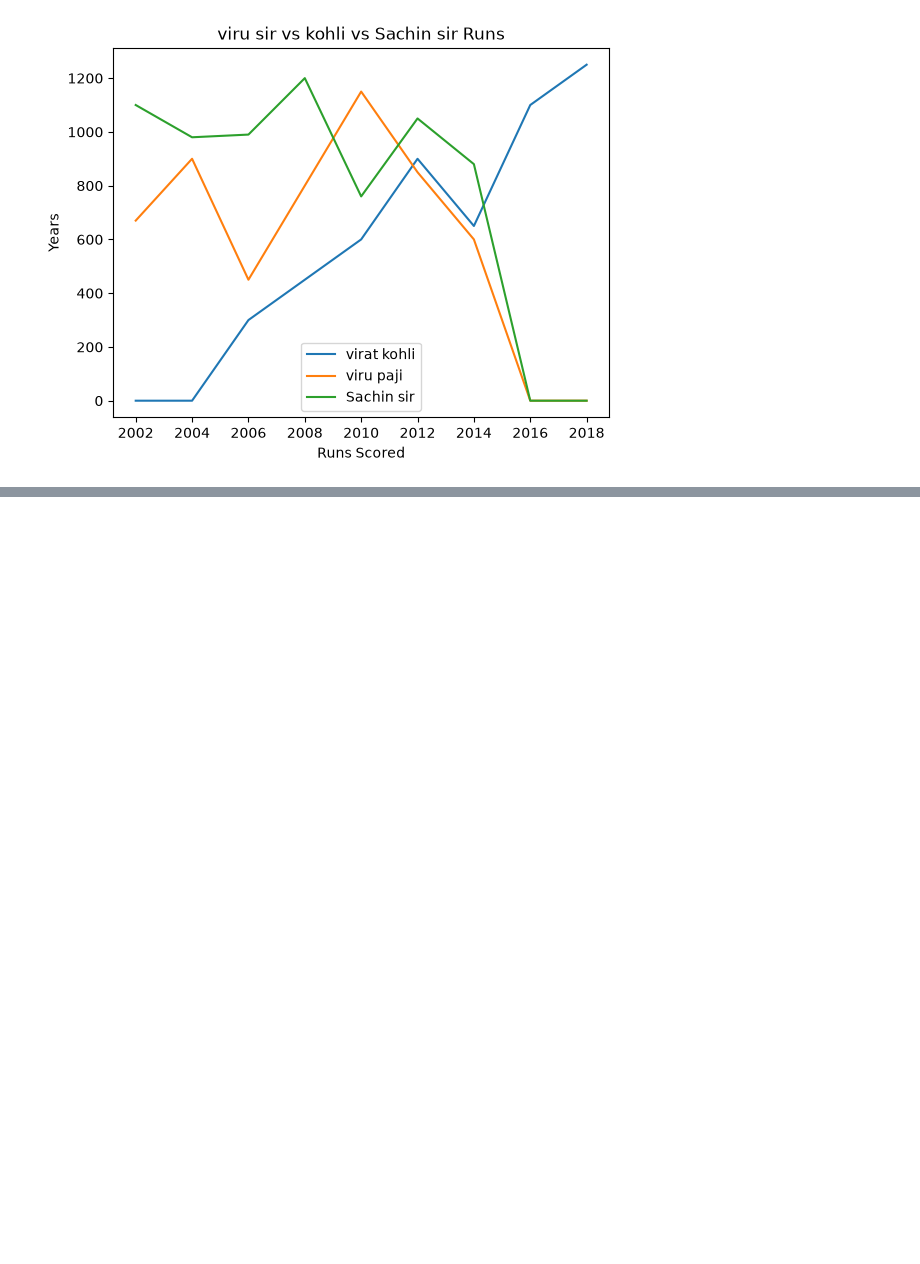
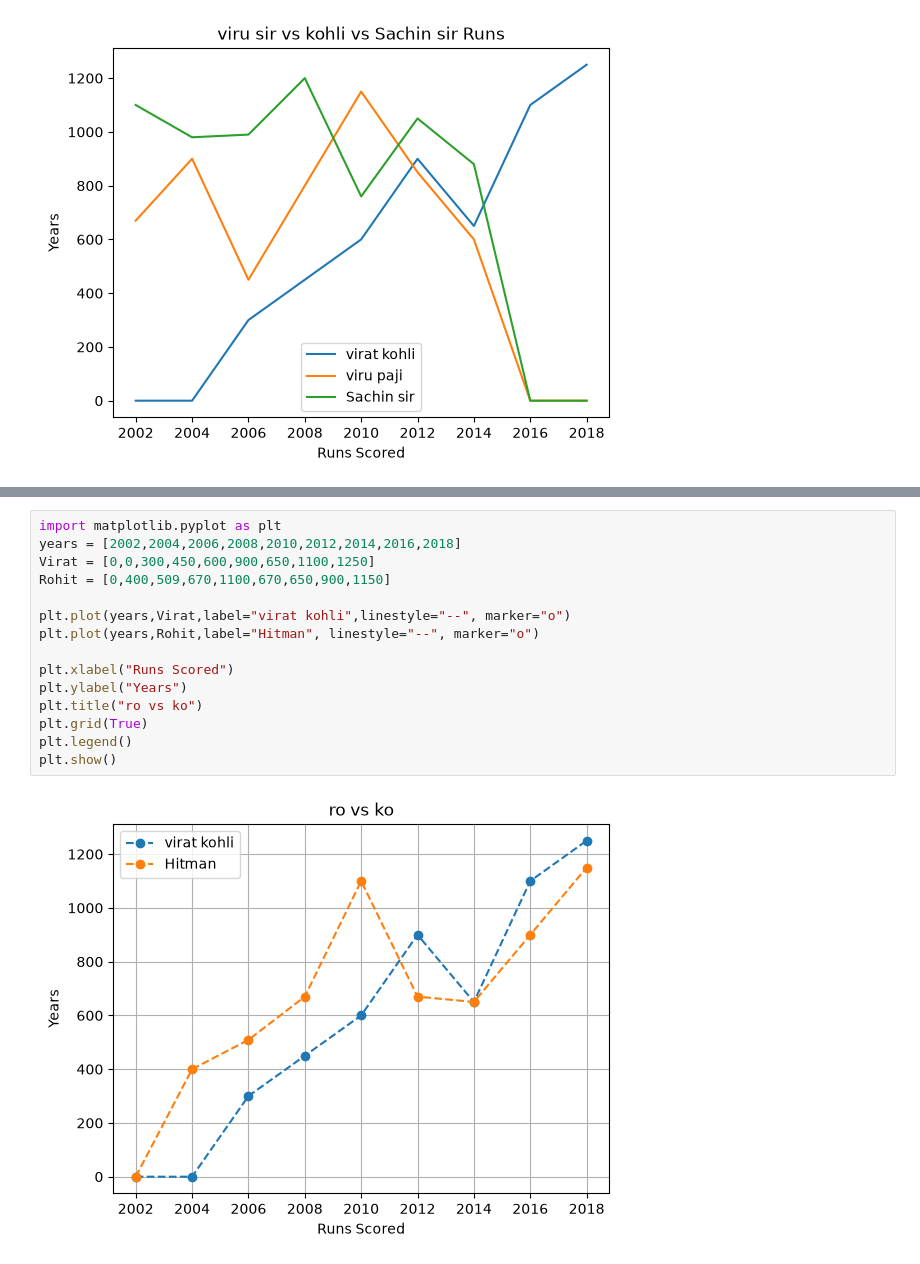
Before and after one commit to codeX-gyan/Data-Preprocessing, a Jupyter notebook: MATPLOTLIB/gyan.ipynb, the cells around one changed output, grey strips where cells are left out. Saved outputs shown, nothing was run; the diff lists cells and outputs as text; blank space fills up the shorter version.

```diff
--- a/MATPLOTLIB/gyan.ipynb
+++ b/MATPLOTLIB/gyan.ipynb
@@ -71,0 +117,17 @@ findfont: Font family 'Comic Neue' not found.
+# %%
+import matplotlib.pyplot as plt
+years = [2002,2004,2006,2008,2010,2012,2014,2016,2018]
+Virat = [0,0,300,450,600,900,650,1100,1250]
+Rohit = [0,400,509,670,1100,670,650,900,1150]
+
+plt.plot(years,Virat,label="virat kohli",linestyle="--", marker="o")
+plt.plot(years,Rohit,label="Hitman", linestyle="--", marker="o")
+
+plt.xlabel("Runs Scored")
+plt.ylabel("Years")
+plt.title("ro vs ko")
+plt.grid(True)
+plt.legend()
+plt.show()
+# %% [output]
+[figure, added]
```
Also changed, not shown: parts of 4 cells of this notebook.
